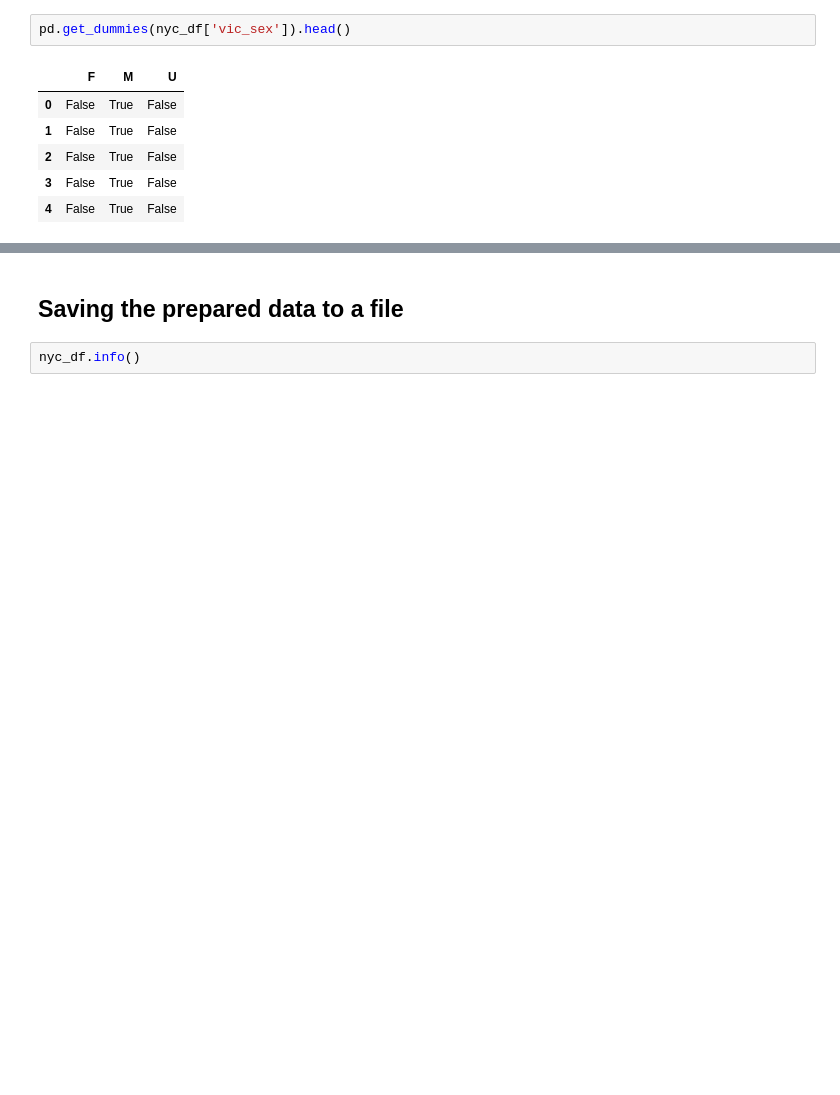
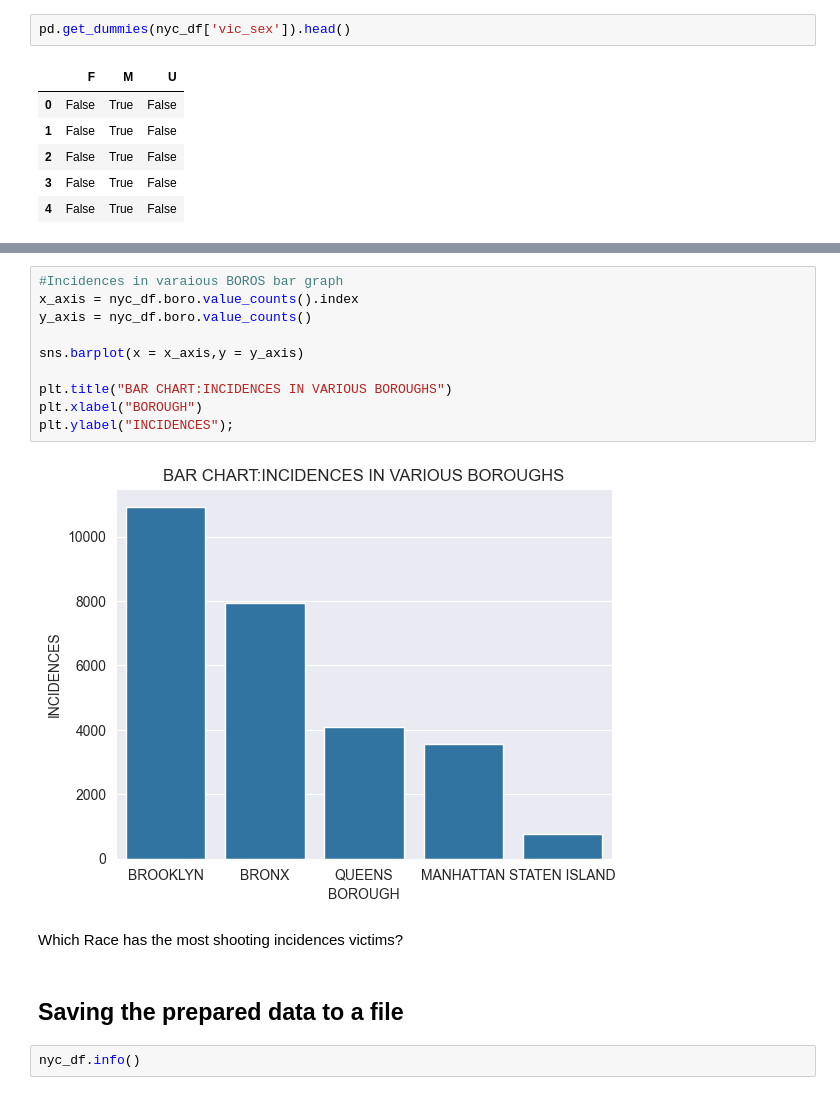
Before and after one commit to jkwiatk1/spatial-data-mining, a Jupyter notebook: 1-shooting_data_analysis.ipynb, the cells around one changed output, grey strips where cells are left out. Drawn from its saved outputs; the diff is of its cells as text; blank space fills up the shorter version.

```diff
--- a/1-shooting_data_analysis.ipynb
+++ b/1-shooting_data_analysis.ipynb
@@ -284,3 +353,17 @@ pd.get_dummies(nyc_df['vic_sex']).head()
+# %%
+#Incidences in varaious BOROS bar graph
+x_axis = nyc_df.boro.value_counts().index
+y_axis = nyc_df.boro.value_counts()
+
+sns.barplot(x = x_axis,y = y_axis)
+
+plt.title("BAR CHART:INCIDENCES IN VARIOUS BOROUGHS")
+plt.xlabel("BOROUGH")
+plt.ylabel("INCIDENCES");
+# %% [output]
+[figure, added]
+# %% [markdown]
+Which Race has the most shooting incidences victims?
 # %% [markdown]
 ## Saving the prepared data to a file
 # %%
```
Also changed, not shown: parts of 7 cells of this notebook.
